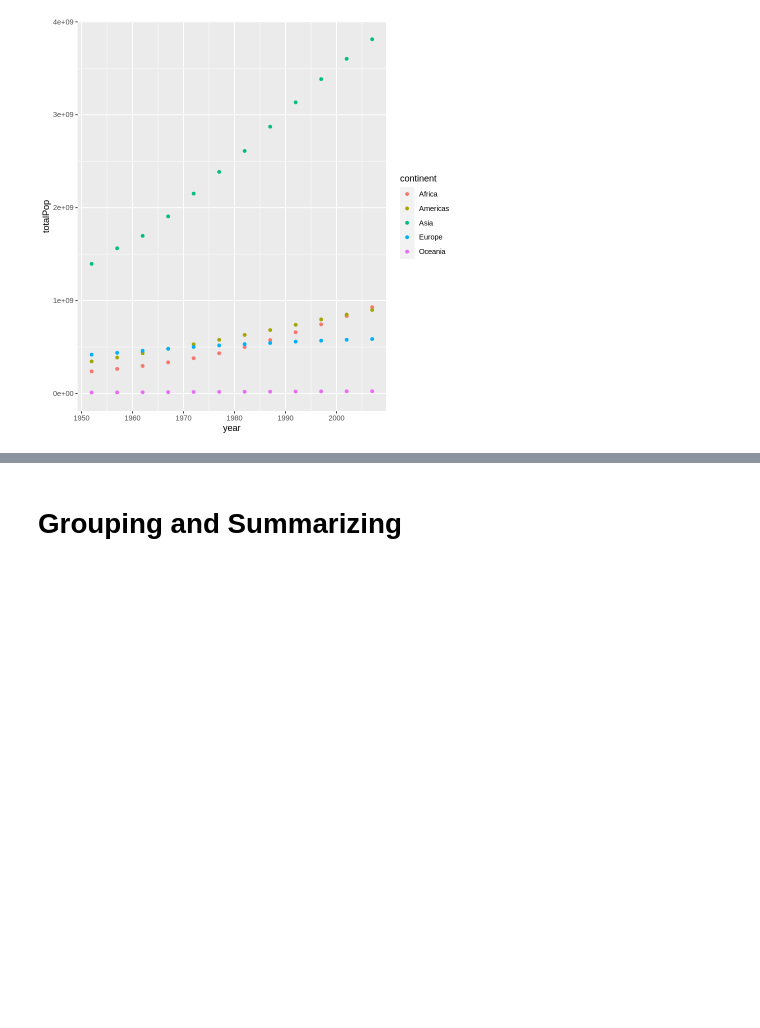
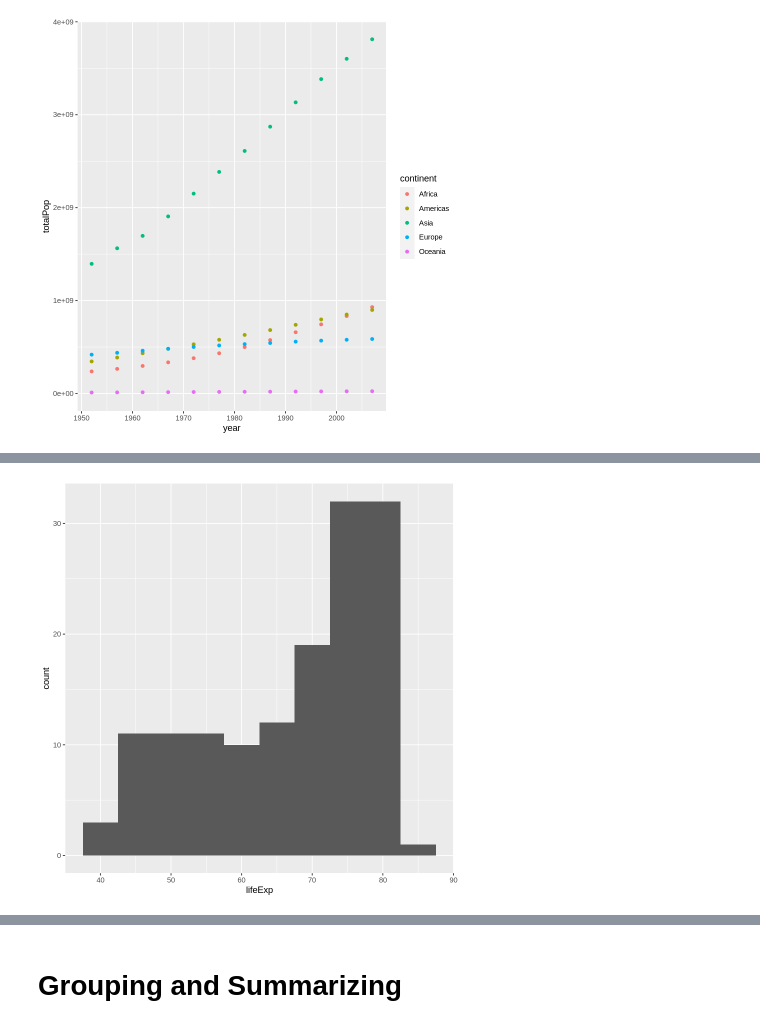
Before and after one commit to polaroidz/polaroidz, a Jupyter notebook: R_Handbook.ipynb, the cells around one changed output, grey strips where cells are left out. Drawn from its saved outputs; the diff is of its cells as text; code cells hidden in the pictures; blank space fills up the shorter version.

```diff
--- a/R_Handbook.ipynb
+++ b/R_Handbook.ipynb
@@ -346,0 +375,9 @@ ggplot(by_year_continent, aes(x = year, y = totalPop, color = continent)) +
+# %%
+gapminder_2007 <- gapminder %>%
+  filter(year == 2007)
+
+ggplot(gapminder_2007, aes(x = lifeExp)) +
+  geom_histogram(binwidth = 5)
+  #scale_x_log10()
+# %% [output]
+[figure, added]
```
Also changed, not shown: parts of 5 cells of this notebook.
